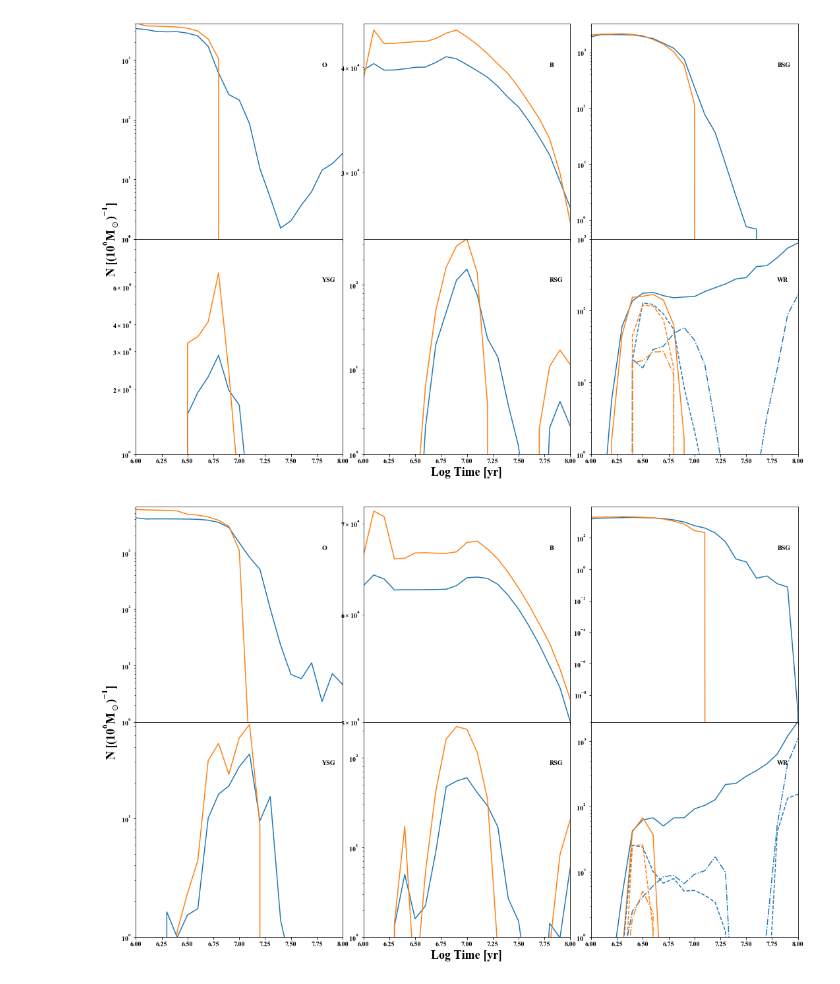
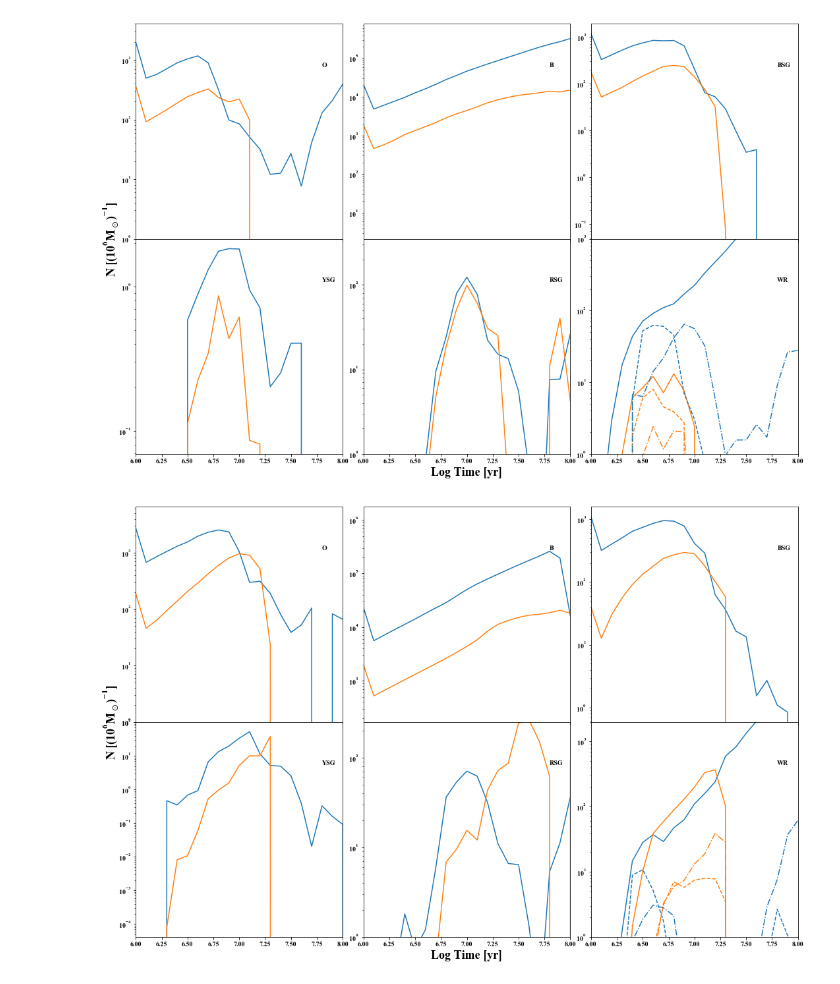
Before and after one commit to tzdwi/Diagnostics, a Jupyter notebook: code/diagnostics.ipynb, the cells around one changed output. Saved outputs shown, nothing was run; the diff lists cells and outputs as text; code cells hidden in the pictures.

```diff
--- a/code/diagnostics.ipynb
+++ b/code/diagnostics.ipynb
@@ -4,5 +4,5 @@ from matplotlib import pyplot as plt, cm as cm, patheffects as pe
 
 %matplotlib inline
 # %%
-bpass_dir = '../data/BPASS/BPASSv2.1_imf135_300/'
-logages = np.genfromtxt(bpass_dir+'numbers-bin.z014.dat',unpack=True,usecols=(0))
+bpass_dir = '../data/BPASS/BPASSv2.1_imf135_300/lbin_run/'
+logages = np.genfromtxt(bpass_dir+'ncounts_binary_z001.dat',unpack=True,usecols=(0))
@@ -10,0 +9,2 @@ cols_dict = {'WR':(8,9,10,18,19,20),'WR_SG':(8,9,10),'RSG':(6,7),'WC':(10,20),'W
+# %%
+cols_dict = {'O':(1,),'Of':(2,),'B':(3,),'A':(4,),'FG':(5,),'K':(6,),'M':(7,),'WNH':(8,),'WN':(9,),'WC':(10,),'RSG':(6,7),'WR':(8,9,10),'BSG':(1,2,3,4),'YSG':(5,)}
@@ -10,0 +29,2 @@ cols_dict = {'WR':(8,9,10,18,19,20),'WR_SG':(8,9,10),'RSG':(6,7),'WC':(10,20),'W
+# %%
+min_logLs = np.append([0],np.linspace(3.5,5.0,16))
@@ -15,7 +71,7 @@ f_bins = np.linspace(0,1,11)
 i_younger_than_100Myr = np.where(logages <= 8)
 ts = logages[i_younger_than_100Myr]
 # %%
-def get_arrs(subtype,z):
+def get_arrs(subtype,z,logL_min = 0.0):
     """
     Given a subtype of star, gets the appropriate summed arrays from the data tables for both
     single and binary populations
@@ -27,6 +83,8 @@ def get_arrs(subtype,z):
     z : str
         Metallicity, in format zXXX. Supports: zem5,zem4,z001,z002,z004,z006,z008,z010,
         z014,z020,z030,z040
+    logL_min : float
+        Minimum luminosity. Must be 0.0 or between 3.5 and 5.0, in steps of 0.1 dex
 
     Returns
     -------
@@ -36,18 +94,18 @@ def get_arrs(subtype,z):
         Sum of all of the subsubtypes that go into the desired subtype for singles
     """
 
-    b_filename = bpass_dir+'numbers-bin.{0}.dat'.format(z)
-    s_filename = bpass_dir+'numbers.{0}.dat'.format(z)
+    b_filename = bpass_dir+'ncounts_binary_{0}.dat'.format(z)
+    s_filename = bpass_dir+'ncounts_single_{0}.dat'.format(z)
 
-    cols = cols_dict[subtype]
+    cols = get_cols(subtype,logL_min)
 
-    b_arrs = np.genfromtxt(b_filename,usecols=cols_dict[subtype],dtype=np.float64)
+    b_arrs = np.genfromtxt(b_filename,usecols=cols,dtype=np.float64)
     try:
         b_sum = np.sum(b_arrs,axis=1)
     except ValueError:
         b_sum = b_arrs
 
-    s_arrs = np.genfromtxt(s_filename,usecols=cols_dict[subtype],dtype=np.float64)
+    s_arrs = np.genfromtxt(s_filename,usecols=cols,dtype=np.float64)
     try:
         s_sum = np.sum(s_arrs,axis=1)
     except ValueError:
@@ -78,14 +136,14 @@ ax1.plot(logages,get_arrs('O','z014')[1])
 ax2.plot(logages,get_arrs('B','z014')[0])
 ax2.plot(logages,get_arrs('B','z014')[1])
 
-ax3.plot(logages,get_arrs('BSG','z014')[0])
-ax3.plot(logages,get_arrs('BSG','z014')[1])
+ax3.plot(logages,get_arrs('BSG','z014',logL_min = 4.9)[0])
+ax3.plot(logages,get_arrs('BSG','z014',logL_min = 4.9)[1])
 
-ax4.plot(logages,get_arrs('YSG','z014')[0])
-ax4.plot(logages,get_arrs('YSG','z014')[1])
+ax4.plot(logages,get_arrs('YSG','z014',logL_min = 4.9)[0])
+ax4.plot(logages,get_arrs('YSG','z014',logL_min = 4.9)[1])
 
-ax5.plot(logages,get_arrs('RSG','z014')[0])
-ax5.plot(logages,get_arrs('RSG','z014')[1])
+ax5.plot(logages,get_arrs('RSG','z014',logL_min = 4.9)[0])
+ax5.plot(logages,get_arrs('RSG','z014',logL_min = 4.9)[1])
 
 ax6.plot(logages,get_arrs('WR','z014')[0],c='C0')
 ax6.plot(logages,get_arrs('WR','z014')[1],c='C1')
@@ -95,9 +153,9 @@ ax6.plot(logages,get_arrs('WN','z014')[0],c='C0',ls='-.')
 ax6.plot(logages,get_arrs('WN','z014')[1],c='C1',ls='-.')
 
 ax1.set(xlim=(6,8), ylim=(1,4000),yscale='log')
-ax2.set(ylim=(2.5e4,4.5e4),yscale='log')
+ax2.set(yscale='log')
 ax3.set(yscale='log')
-ax4.set(ylim=(1,10),yscale='log')
+ax4.set(yscale='log')
 ax5.set(ylim=(1,350),yscale='log')
 ax6.set(ylim=(1,1000),yscale='log')
 
@@ -114,7 +172,7 @@ labax.set_ylabel('N [$(10^6 M_\odot)^{-1}$]',fontsize=18,family='serif')
 
 plt.savefig('../plots/z014_all_comp.eps')
 # %% [output]
-[figure, old version]
+[figure, new version]
 # %%
 #Let's make a plot of all of the different ratios, now at SMC metallicity
 fig = plt.figure(figsize=(18,12))
@@ -139,42 +197,42 @@ ax1.plot(logages,get_arrs('O','z002')[1])
 ax2.plot(logages,get_arrs('B','z002')[0])
 ax2.plot(logages,get_arrs('B','z002')[1])
 
-ax3.plot(logages,get_arrs('BSG','z002')[0])
-ax3.plot(logages,get_arrs('BSG','z002')[1])
+ax3.plot(logages,get_arrs('BSG','z002',logL_min = 4.9)[0])
+ax3.plot(logages,get_arrs('BSG','z002',logL_min = 4.9)[1])
 
-ax4.plot(logages,get_arrs('YSG','z002')[0])
-ax4.plot(logages,get_arrs('YSG','z002')[1])
+ax4.plot(logages,get_arrs('YSG','z002',logL_min = 4.9)[0])
+ax4.plot(logages,get_arrs('YSG','z002',logL_min = 4.9)[1])
 
-ax5.plot(logages,get_arrs('RSG','z002')[0])
-ax5.plot(logages,get_arrs('RSG','z002')[1])
+ax5.plot(logages,get_arrs('RSG','z002',logL_min = 4.9)[0])
+ax5.plot(logages,get_arrs('RSG','z002',logL_min = 4.0)[1])
 
 ax6.plot(logages,get_arrs('WR','z002')[0],c='C0')
 ax6.plot(logages,get_arrs('WR','z002')[1],c='C1')
 ax6.plot(logages,get_arrs('WC','z002')[0],c='C0',ls='--')
 ax6.plot(logages,get_arrs('WC','z002')[1],c='C1',ls='--')
 ax6.plot(logages,get_arrs('WN','z002')[0],c='C0',ls='-.')
 ax6.plot(logages,get_arrs('WN','z002')[1],c='C1',ls='-.')
 
 ax1.set(xlim=(6,8), ylim=(1,6500),yscale='log')
-ax2.set(ylim=(5e4,7.2e4),yscale='log')
+ax2.set(yscale='log')
 ax3.set(yscale='log')
-ax4.set(ylim=(1,65),yscale='log')
+ax4.set(yscale='log')
 ax5.set(ylim=(1,250),yscale='log')
 ax6.set(ylim=(1,2000),yscale='log')
 
 ax1.annotate('O', xy=(0,0), xycoords='axes fraction', xytext=(0.9, 0.8), textcoords='axes fraction')
 ax2.annotate('B', xy=(0,0), xycoords='axes fraction', xytext=(0.9, 0.8), textcoords='axes fraction')
 ax3.annotate('BSG', xy=(0,0), xycoords='axes fraction', xytext=(0.9, 0.8), textcoords='axes fraction')
 ax4.annotate('YSG', xy=(0,0), xycoords='axes fraction', xytext=(0.9, 0.8), textcoords='axes fraction')
 ax5.annotate('RSG', xy=(0,0), xycoords='axes fraction', xytext=(0.9, 0.8), textcoords='axes fraction')
 ax6.annotate('WR', xy=(0,0), xycoords='axes fraction', xytext=(0.9, 0.8), textcoords='axes fraction')
 
 labax.set_xlabel('Log Time [yr]',fontsize=18,family='serif')
 labax.set_ylabel('N [$(10^6 M_\odot)^{-1}$]',fontsize=18,family='serif')
 
 plt.savefig('../plots/z002_all_comp.eps')
 # %% [output]
-[figure, old version]
+[figure, new version]
 # %%
 #Let's make a plot of all of the different ratios, now at 2x solar metallicity
 fig = plt.figure(figsize=(18,12))
```
Also changed, not shown: parts of 16 cells of this notebook, 26 other files.
